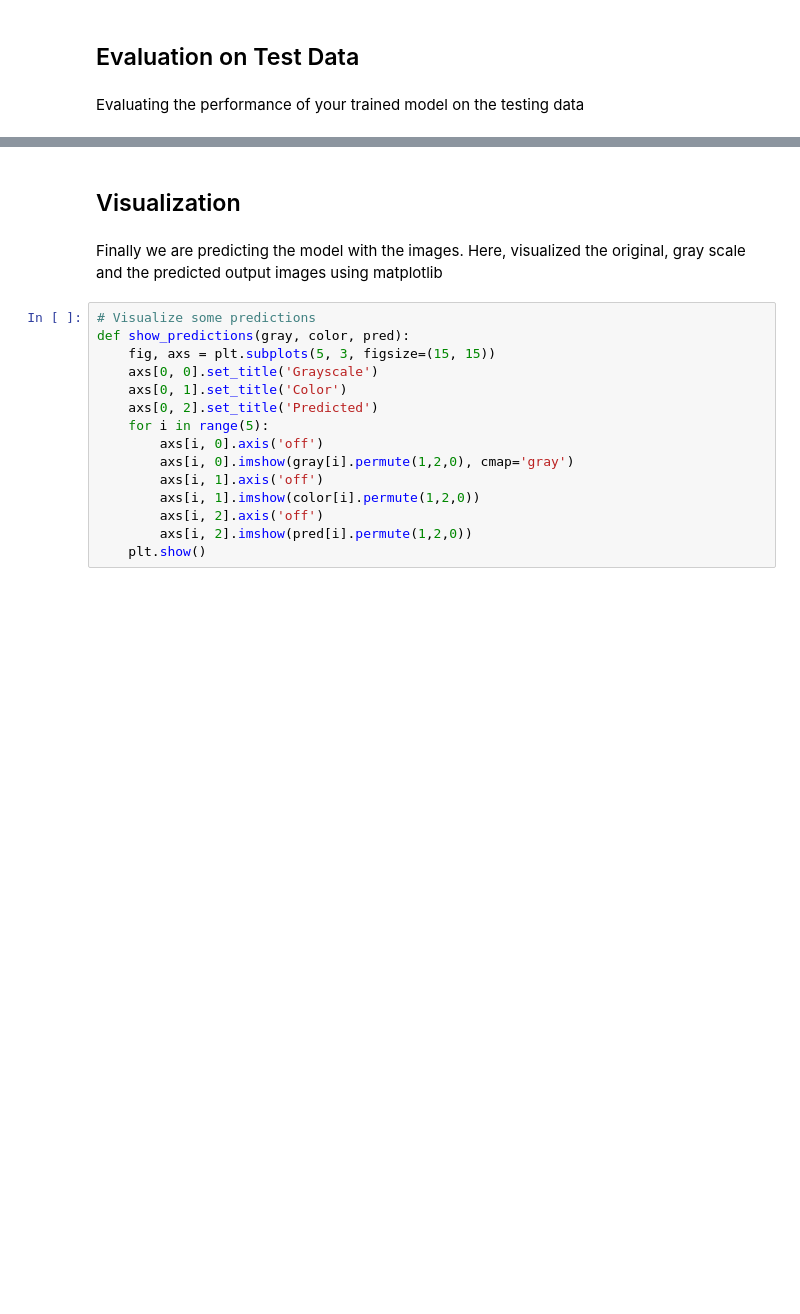
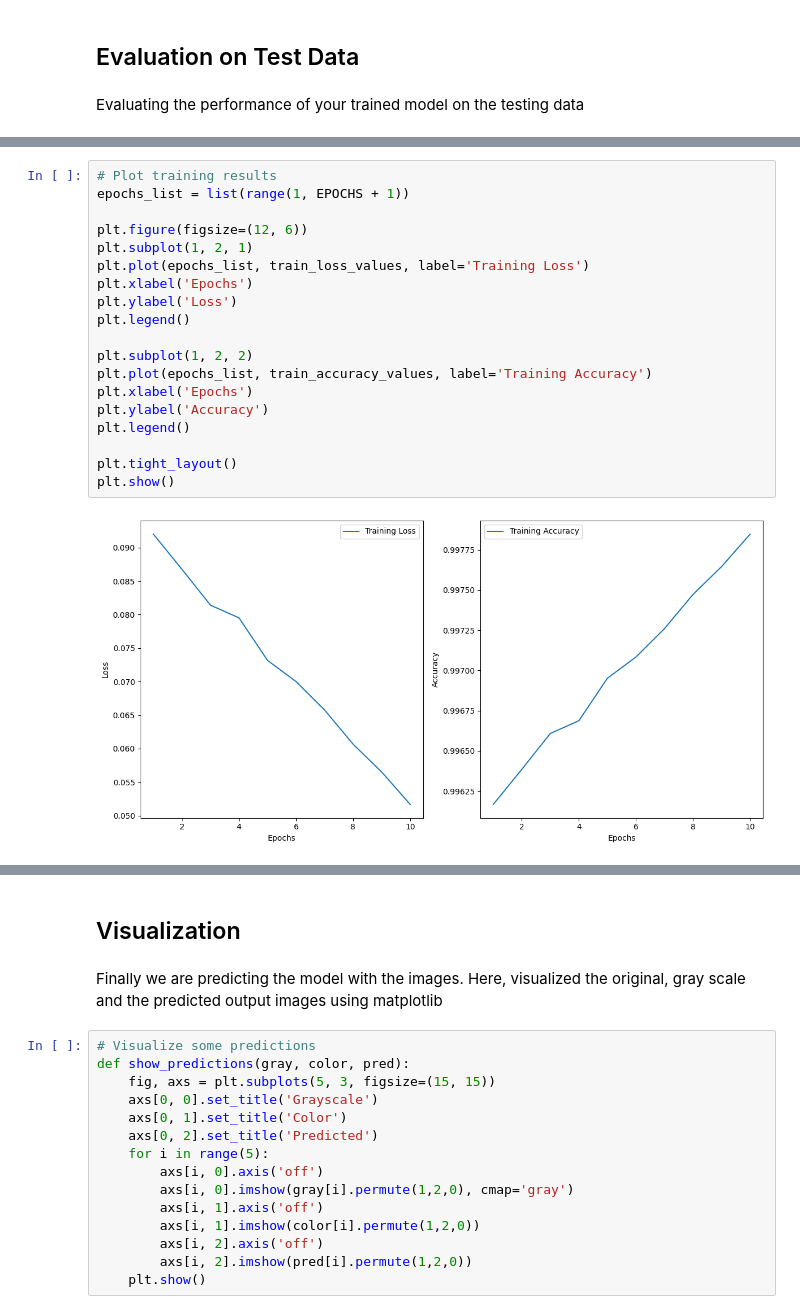
Before and after one commit to suraj-k-s/ImageColorizationUsingAutoencoders, a Jupyter notebook: main.ipynb, the cells around one changed output, grey strips where cells are left out. Saved outputs shown, nothing was run; the diff lists cells and outputs as text; blank space fills up the shorter version.

```diff
--- a/main.ipynb
+++ b/main.ipynb
@@ -252,3 +275,24 @@ Evaluating the performance of your trained model on the testing data
+# %%
+# Plot training results
+epochs_list = list(range(1, EPOCHS + 1))
+
+plt.figure(figsize=(12, 6))
+plt.subplot(1, 2, 1)
+plt.plot(epochs_list, train_loss_values, label='Training Loss')
+plt.xlabel('Epochs')
+plt.ylabel('Loss')
+plt.legend()
+
+plt.subplot(1, 2, 2)
+plt.plot(epochs_list, train_accuracy_values, label='Training Accuracy')
+plt.xlabel('Epochs')
+plt.ylabel('Accuracy')
+plt.legend()
+
+plt.tight_layout()
+plt.show()
+# %% [output]
+[figure, added]
 # %%
 # Test on testing data
 total_loss = 0.0
```
Also changed, not shown: parts of 10 cells of this notebook, 4 other files.
